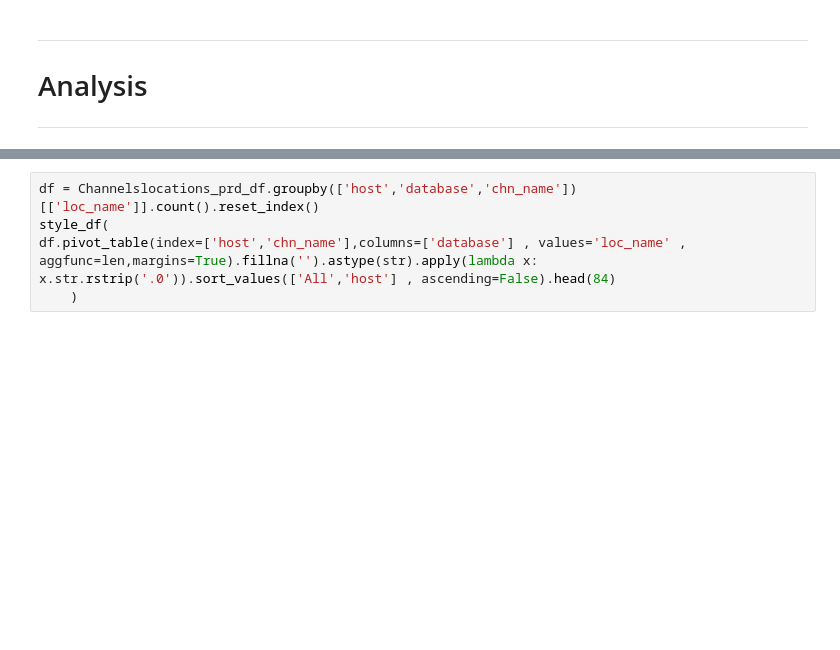
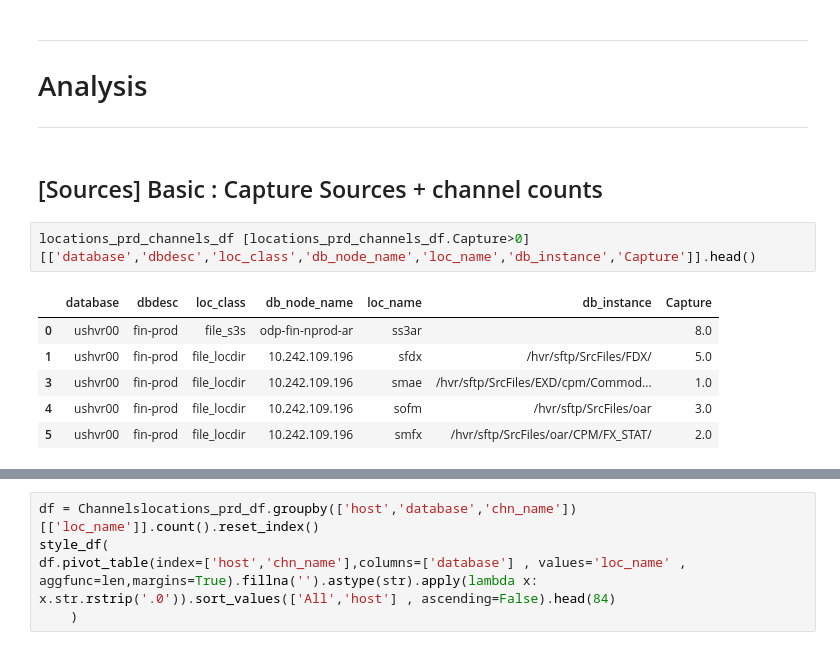
Before and after one commit to bartoszski/haskell, a Jupyter notebook: vitality/PY_LocationAnalysis.ipynb, the cells around one changed output, grey strips where cells are left out. Saved outputs shown, nothing was run; the diff lists cells and outputs as text; blank space fills up the shorter version.

```diff
--- a/vitality/PY_LocationAnalysis.ipynb
+++ b/vitality/PY_LocationAnalysis.ipynb
@@ -156,3 +199,14 @@ style_df(df.set_index('col_name').sort_values('desc'))
 ---------------
 # Analysis
 --------------
+# %% [markdown]
+## [Sources] Basic : Capture Sources + channel counts
+# %%
+locations_prd_channels_df [locations_prd_channels_df.Capture>0][['database','dbdesc','loc_class','db_node_name','loc_name','db_instance','Capture']].head()
+# %% [output]
+|  | database | dbdesc | loc_class | db_node_name | loc_name | db_instance | Capture |
+| 0 | ushvr00 | fin-prod | file_s3s | odp-fin-nprod-ar | ss3ar |  | 8.0 |
+| 1 | ushvr00 | fin-prod | file_locdir | 10.242.109.196 | sfdx | /hvr/sftp/SrcFiles/FDX/ | 5.0 |
+| 3 | ushvr00 | fin-prod | file_locdir | 10.242.109.196 | smae | /hvr/sftp/SrcFiles/EXD/cpm/Commod... | 1.0 |
+| 4 | ushvr00 | fin-prod | file_locdir | 10.242.109.196 | sofm | /hvr/sftp/SrcFiles/oar | 3.0 |
+| 5 | ushvr00 | fin-prod | file_locdir | 10.242.109.196 | smfx | /hvr/sftp/SrcFiles/oar/CPM/FX_STAT/ | 2.0 |
```
Also changed, not shown: parts of 28 cells of this notebook.
